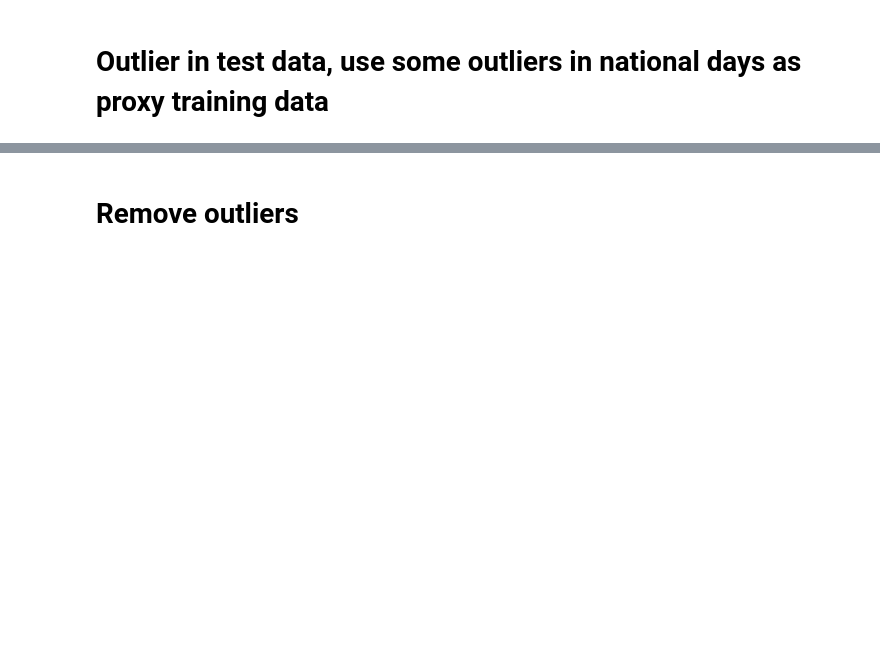
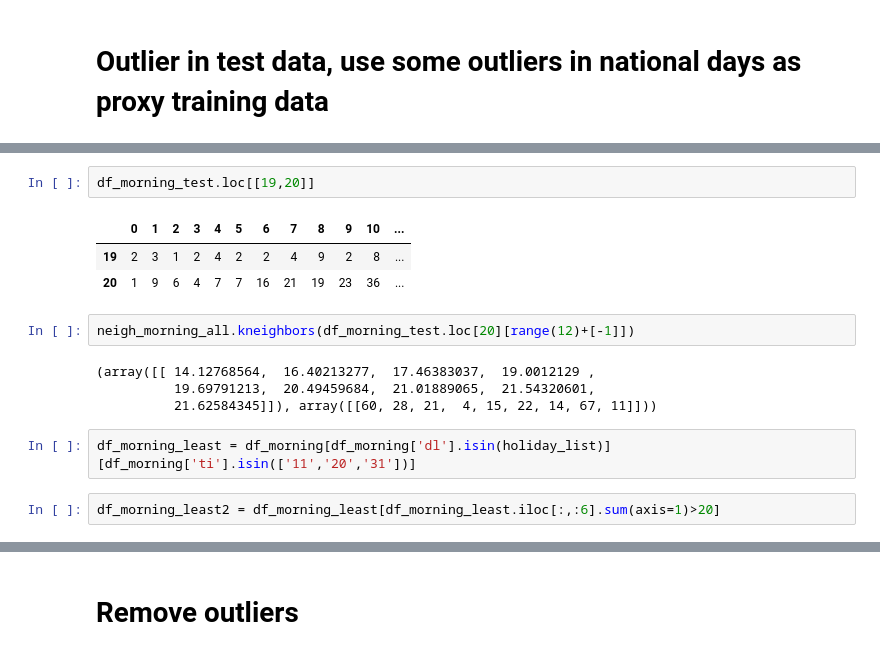
Before and after one commit to Ann16253470/KDD_CUP2017, a Jupyter notebook: volume prediction new2.ipynb, the cells around one changed output, grey strips where cells are left out. Saved outputs shown, nothing was run; the diff lists cells and outputs as text; blank space fills up the shorter version.

```diff
--- a/volume prediction new2.ipynb
+++ b/volume prediction new2.ipynb
@@ -522,0 +527,16 @@ array([[ 29.56452444,  30.77229729,  33.82878291,  32.83611513,
+# %%
+df_morning_test.loc[[19,20]]
+# %% [output]
+|  | 0 | 1 | 2 | 3 | 4 | 5 | 6 | 7 | 8 | 9 | 10 | ... |
+| 19 | 2 | 3 | 1 | 2 | 4 | 2 | 2 | 4 | 9 | 2 | 8 | ... |
+| 20 | 1 | 9 | 6 | 4 | 7 | 7 | 16 | 21 | 19 | 23 | 36 | ... |
+# %%
+neigh_morning_all.kneighbors(df_morning_test.loc[20][range(12)+[-1]])
+# %% [output]
+(array([[ 14.12768564,  16.40213277,  17.46383037,  19.0012129 ,
+          19.69791213,  20.49459684,  21.01889065,  21.54320601,
+          21.62584345]]), array([[60, 28, 21,  4, 15, 22, 14, 67, 11]]))
+# %%
+df_morning_least = df_morning[df_morning['dl'].isin(holiday_list)][df_morning['ti'].isin(['11','20','31'])]
+# %%
+df_morning_least2 = df_morning_least[df_morning_least.iloc[:,:6].sum(axis=1)>20]
```
Also changed, not shown: parts of 34 cells of this notebook, 3 other files.
